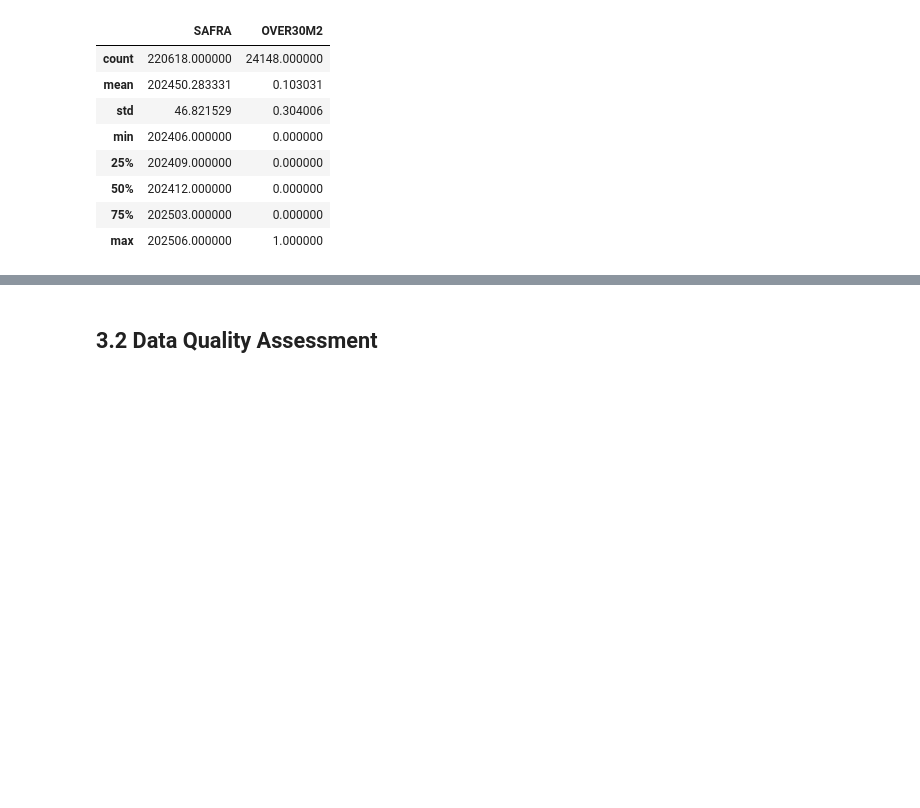
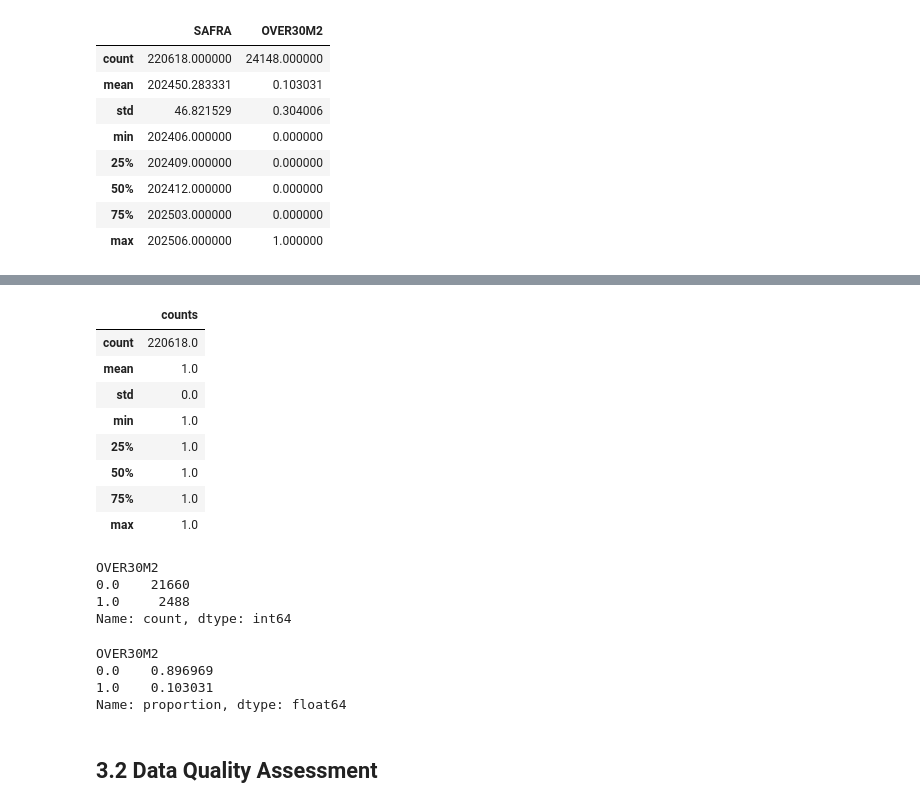
Before and after one commit to VTsilva/case_data_scientist_senior_klavi, a Jupyter notebook: Notebook_processo.ipynb, the cells around one changed output, grey strips where cells are left out. Saved outputs shown, nothing was run; the diff lists cells and outputs as text; code cells hidden in the pictures; blank space fills up the shorter version.

```diff
--- a/Notebook_processo.ipynb
+++ b/Notebook_processo.ipynb
@@ -88,3 +239,30 @@ base_profile.describe()
+# %%
+# na base profile, contar os valores distintos da combinacao de uuid + data
+base_profile.groupby(['uuid', 'DATA']).size().reset_index(name='counts').describe()
+# %% [output]
+|  | counts |
+| count | 220618.0 |
+| mean | 1.0 |
+| std | 0.0 |
+| min | 1.0 |
+| 25% | 1.0 |
+| 50% | 1.0 |
+| 75% | 1.0 |
+| max | 1.0 |
+# %%
+base_profile['OVER30M2'].value_counts()
+# %% [output]
+OVER30M2
+0.0    21660
+1.0     2488
+Name: count, dtype: int64
+# %%
+base_profile['OVER30M2'].value_counts(normalize=True)
+# %% [output]
+OVER30M2
+0.0    0.896969
+1.0    0.103031
+Name: proportion, dtype: float64
 # %% [markdown]
 ## 3.2 Data Quality Assessment
 # %% [markdown]
```
Also changed, not shown: parts of 22 cells of this notebook.
